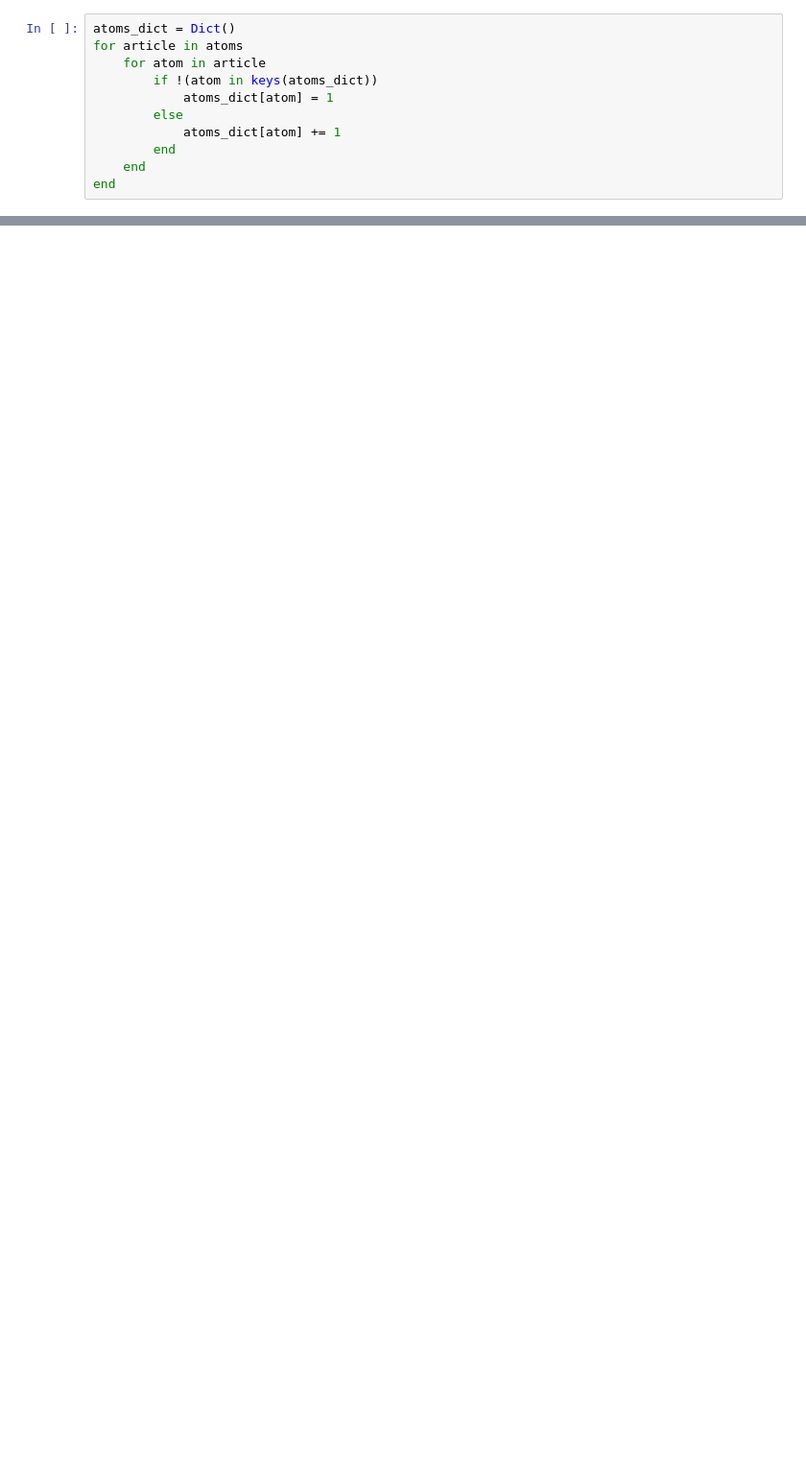
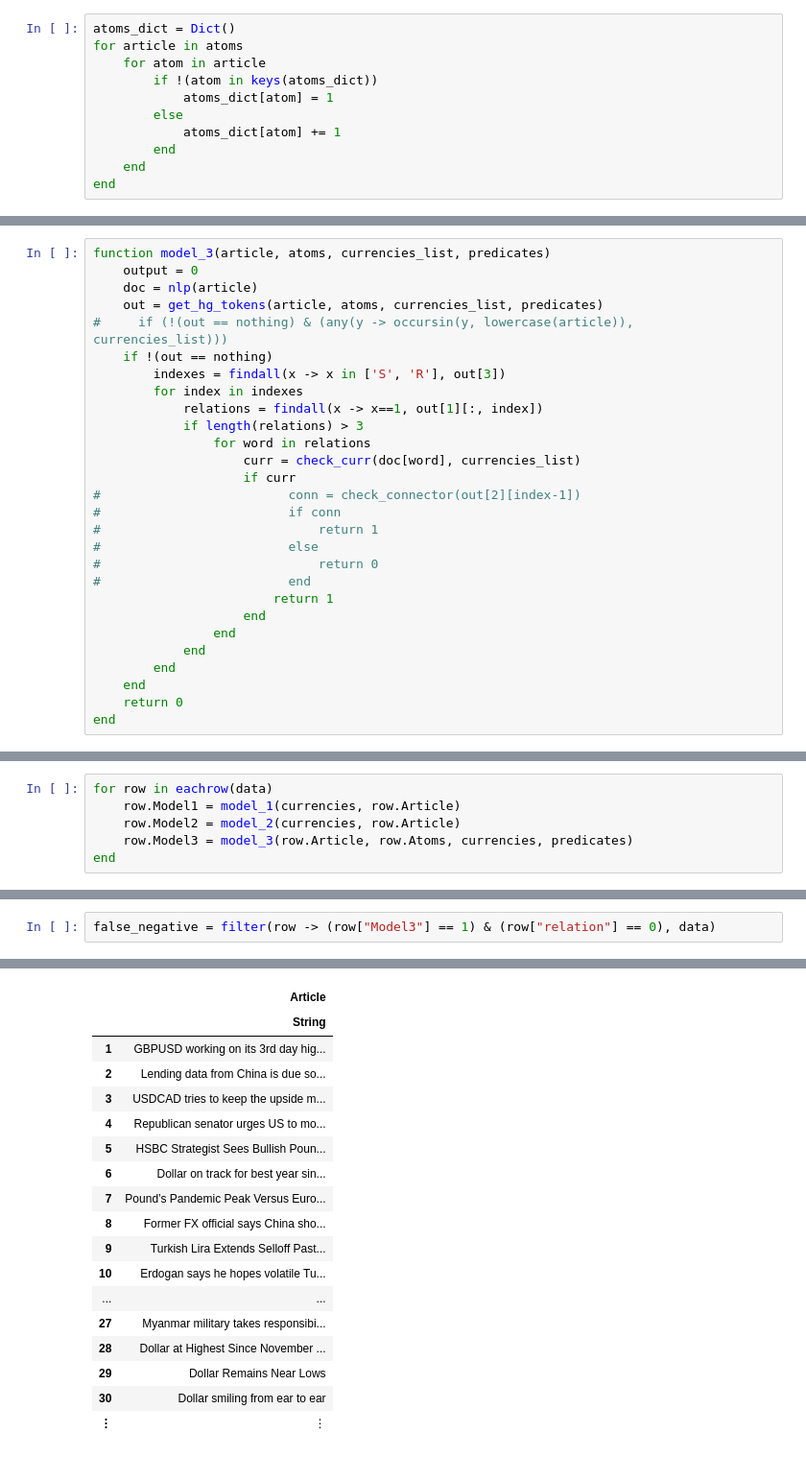
Before and after one commit to fmordarski/semantic_hypergraphs_nlp, a Jupyter notebook: second_stage.ipynb, the cells around one changed output, grey strips where cells are left out. Shown at 96% size. Saved outputs shown, nothing was run; the diff lists cells and outputs as text; blank space fills up the shorter version.

```diff
--- a/second_stage.ipynb
+++ b/second_stage.ipynb
@@ -84,0 +166,28 @@ PyPlot.savefig("atoms.png");
+# %%
+function model_3(article, atoms, currencies_list, predicates)
+    output = 0
+    doc = nlp(article)
+    out = get_hg_tokens(article, atoms, currencies_list, predicates)
+#     if (!(out == nothing) & (any(y -> occursin(y, lowercase(article)), currencies_list)))
+    if !(out == nothing)
+        indexes = findall(x -> x in ['S', 'R'], out[3])
+        for index in indexes
+            relations = findall(x -> x==1, out[1][:, index])
+            if length(relations) > 3
+                for word in relations
+                    curr = check_curr(doc[word], currencies_list)
+                    if curr
+#                         conn = check_connector(out[2][index-1])
+#                         if conn
+#                             return 1
+#                         else
+#                             return 0
+#                         end
+                        return 1
+                    end
+                end
+            end
+        end
+    end
+    return 0
+end
@@ -84,0 +200,6 @@ PyPlot.savefig("atoms.png");
+# %%
+for row in eachrow(data)
+    row.Model1 = model_1(currencies, row.Article)
+    row.Model2 = model_2(currencies, row.Article)
+    row.Model3 = model_3(row.Article, row.Atoms, currencies, predicates)
+end
@@ -84,0 +264,3 @@ PyPlot.savefig("atoms.png");
+# %%
+false_negative = filter(row -> (row["Model3"] == 1) & (row["relation"] == 0), data)
+# %% [output]
@@ -84,0 +268,18 @@ PyPlot.savefig("atoms.png");
+|  | Article |
+|  | String |
+| 1 | GBPUSD working on its 3rd day hig... |
+| 2 | Lending data from China is due so... |
+| 3 | USDCAD tries to keep the upside m... |
+| 4 | Republican senator urges US to mo... |
+| 5 | HSBC Strategist Sees Bullish Poun... |
+| 6 | Dollar on track for best year sin... |
+| 7 | Pound’s Pandemic Peak Versus Euro... |
+| 8 | Former FX official says China sho... |
+| 9 | Turkish Lira Extends Selloff Past... |
+| 10 | Erdogan says he hopes volatile Tu... |
+| ... | ... |
+| 27 | Myanmar military takes responsibi... |
+| 28 | Dollar at Highest Since November ... |
+| 29 | Dollar Remains Near Lows |
+| 30 | Dollar smiling from ear to ear |
+| ⋮ | ⋮ |
```
Also changed, not shown: parts of 36 cells of this notebook, 4 other files.
